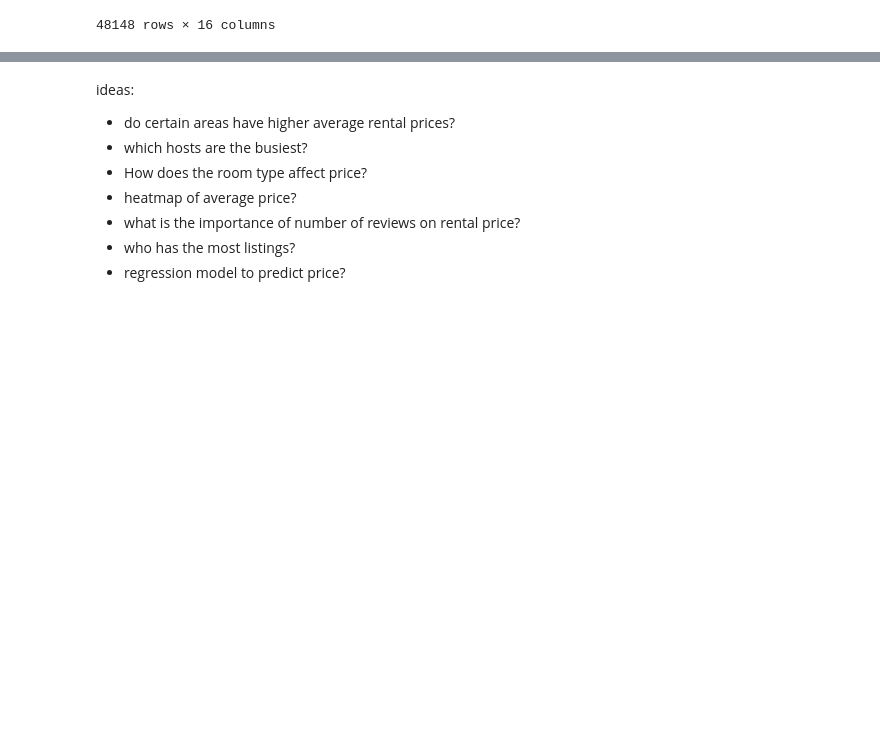
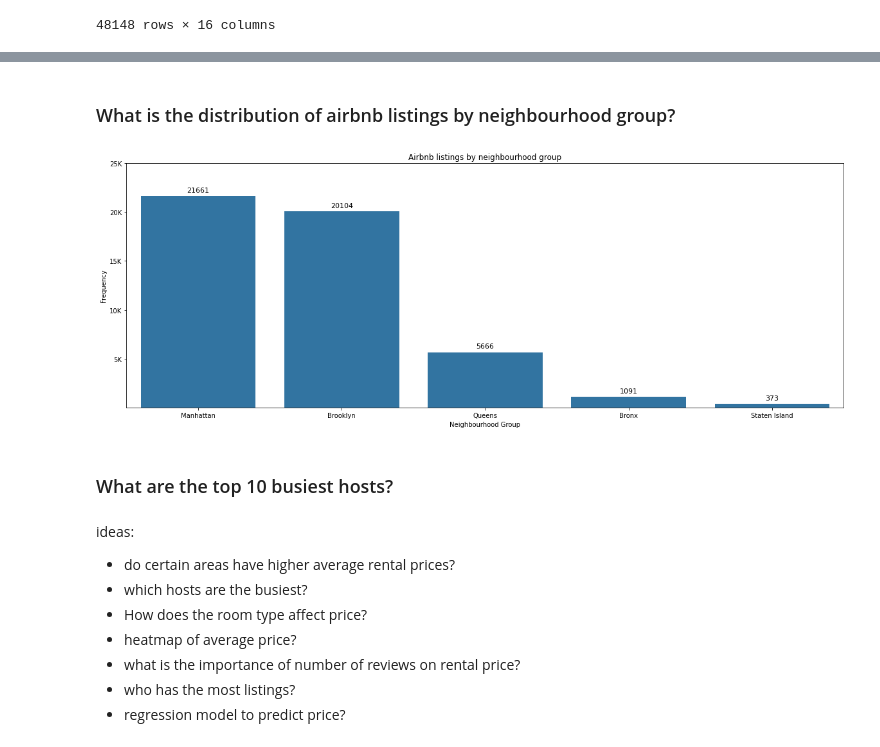
Before and after one commit to Vincentk-94/New-York-City-Airbnb, a Jupyter notebook: New York City Airbnb.ipynb, the cells around one changed output, grey strips where cells are left out. Drawn from its saved outputs; the diff is of its cells as text; code cells hidden in the pictures; blank space fills up the shorter version.

```diff
--- a/New York City Airbnb.ipynb
+++ b/New York City Airbnb.ipynb
@@ -131,3 +165,31 @@ plt.hist(data=nights,x='minimum_nights',bins=threshold);
+# %% [markdown]
+### What is the distribution of airbnb listings by neighbourhood group?
+# %%
+# set order
+neighbourhood_freq = airbnb.neighbourhood_group.value_counts()
+neighbourhood_order = neighbourhood_freq.index
+
+plt.figure(figsize=(20,7))
+base_colour = sns.color_palette()[0]
+
+# plot graph
+sns.countplot(data=airbnb,x='neighbourhood_group',order=neighbourhood_order, color=base_colour)
+
+# Add labels
+plt.yticks([5e3,1e4,15e3,2e4,25e3],['5K','10K','15K','20K','25K'])
+plt.ylabel('Frequency')
+plt.xlabel('Neighbourhood Group')
+plt.title('Airbnb listings by neighbourhood group')
+
+# value counts on bars
+neighbourhood_count = airbnb.neighbourhood_group.value_counts()
+for i in range (neighbourhood_count.shape[0]):
+    count = neighbourhood_count[i]
+    plt.text(i,count+600,count,ha='center',va='center',color='black',size=11);
+# %% [output]
+[figure, added]
+# %% [markdown]
+### What are the top 10 busiest hosts?
 # %% [markdown]
 ideas:
 - do certain areas have higher average rental prices?
```
Also changed, not shown: parts of 8 cells of this notebook.
